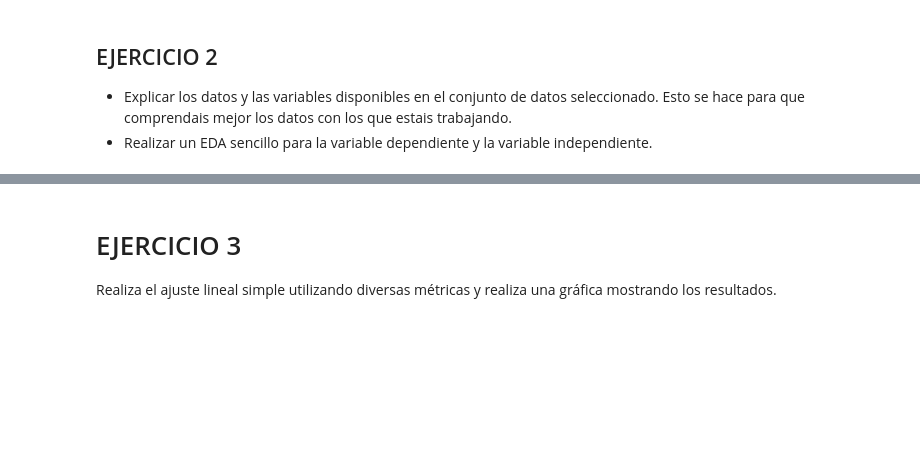
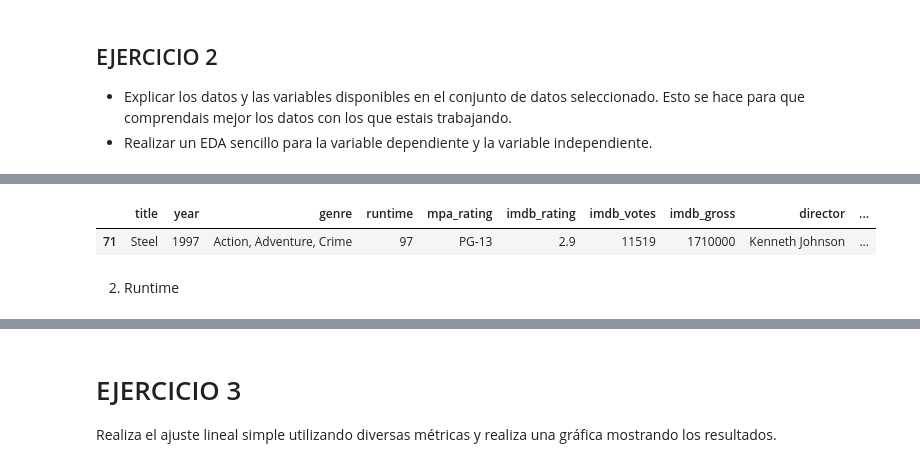
Before and after one commit to Adalab/DA-promo-a-modulo-3-pair-1-Almudena-Lara, a Jupyter notebook: REGRESIÓN/1_Regresión1.ipynb, the cells around one changed output, grey strips where cells are left out. Cells and saved outputs as stored; diff of their text form; code cells hidden in the pictures; blank space fills up the shorter version.

```diff
--- a/REGRESIÓN/1_Regresión1.ipynb
+++ b/REGRESIÓN/1_Regresión1.ipynb
@@ -16,0 +117,9 @@ Buscar un conjunto de datos a analizar:
+# %%
+df["imdb_rating"].min()
+
+df[df["imdb_rating"]== df["imdb_rating"].min()]
+# %% [output]
+|  | title | year | genre | runtime | mpa_rating | imdb_rating | imdb_votes | imdb_gross | director | ... |
+| 71 | Steel | 1997 | Action, Adventure, Crime | 97 | PG-13 | 2.9 | 11519 | 1710000 | Kenneth Johnson | ... |
+# %% [markdown]
+2. Runtime
```
Also changed, not shown: parts of 16 cells of this notebook, 3 other files.
